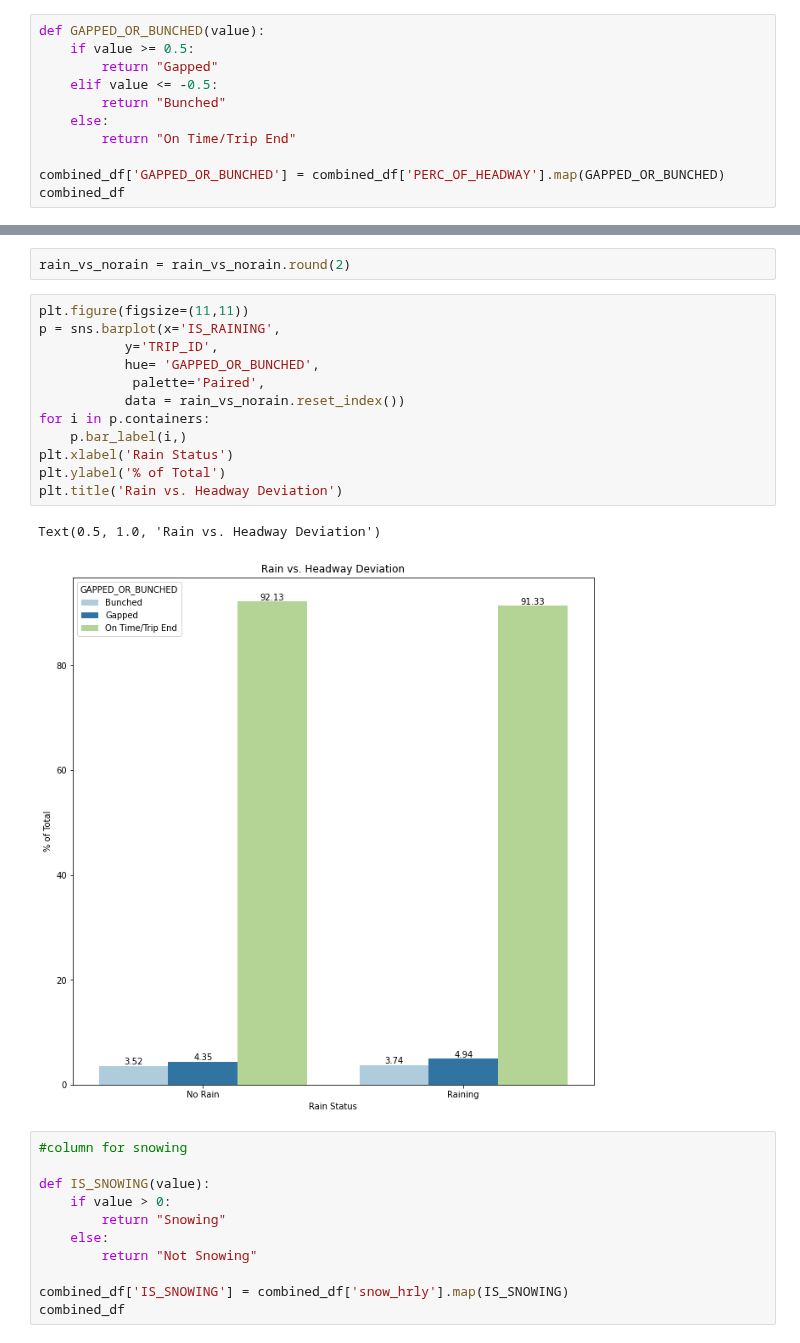
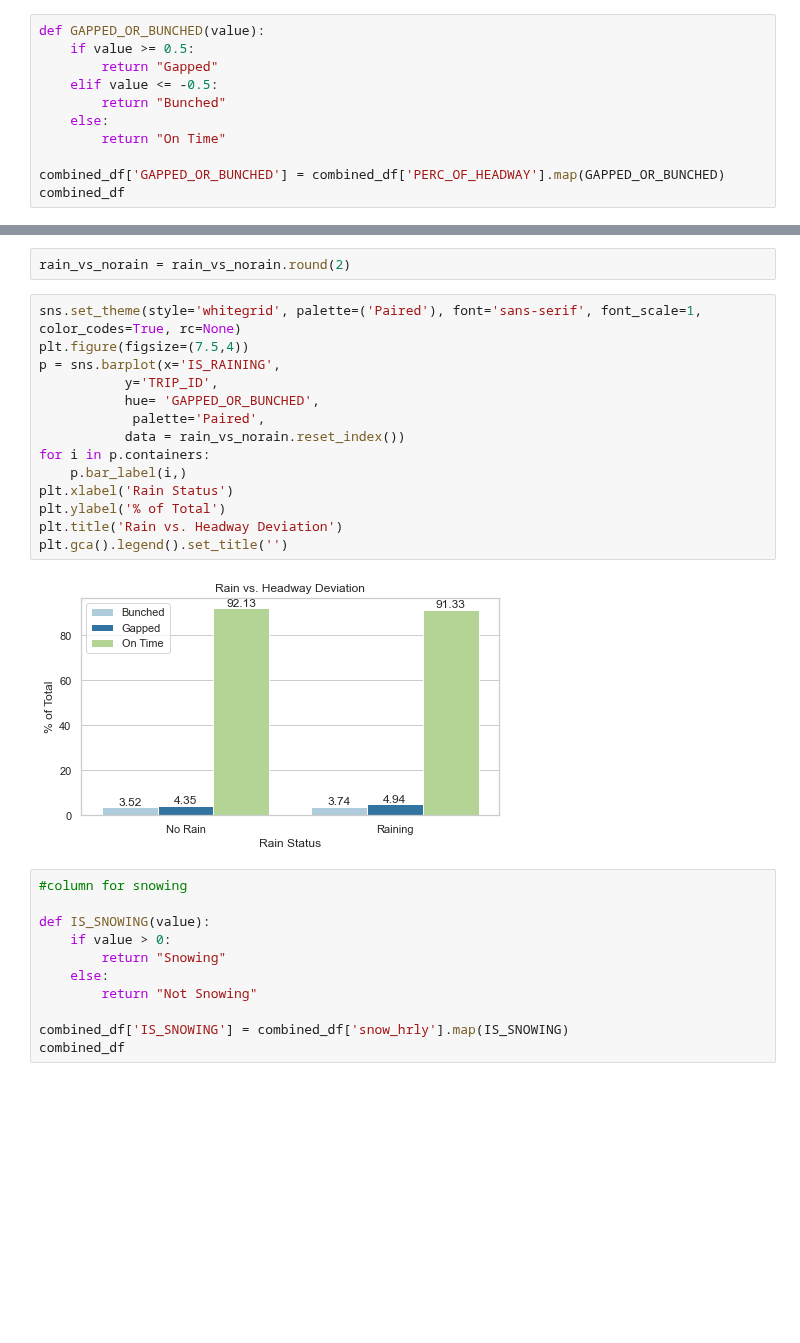
Before and after one commit to NSS-Data-Analytics-Cohort-7/wego-grumpy-concat, a Jupyter notebook: notebooks/wego_grumpy_concat_kalmckin-Copy1.ipynb, the cells around one changed output, grey strips where cells are left out. Saved outputs shown, nothing was run; the diff lists cells and outputs as text; blank space fills up the shorter version.

Commit message:
Visuals done, working extras

```diff
--- a/notebooks/wego_grumpy_concat_kalmckin-Copy1.ipynb
+++ b/notebooks/wego_grumpy_concat_kalmckin-Copy1.ipynb
@@ -329,7 +329,7 @@ def GAPPED_OR_BUNCHED(value):
     elif value <= -0.5:
         return "Bunched"
     else:
-        return "On Time/Trip End"
+        return "On Time"
 
 combined_df['GAPPED_OR_BUNCHED'] = combined_df['PERC_OF_HEADWAY'].map(GAPPED_OR_BUNCHED)
 combined_df
@@ -407,20 +413,21 @@ rain_vs_norain
 # %%
 rain_vs_norain = rain_vs_norain.round(2)
 # %%
-plt.figure(figsize=(11,11))
+sns.set_theme(style='whitegrid', palette=('Paired'), font='sans-serif', font_scale=1, color_codes=True, rc=None)
+plt.figure(figsize=(7.5,4))
 p = sns.barplot(x='IS_RAINING',
            y='TRIP_ID',
            hue= 'GAPPED_OR_BUNCHED',
             palette='Paired',
            data = rain_vs_norain.reset_index())
 for i in p.containers:
     p.bar_label(i,)
 plt.xlabel('Rain Status')
 plt.ylabel('% of Total')
 plt.title('Rain vs. Headway Deviation')
+plt.gca().legend().set_title('')
 # %% [output]
-Text(0.5, 1.0, 'Rain vs. Headway Deviation')
-[figure, old version]
+[figure, new version]
 # %%
 #column for snowing
 
```
Also changed, not shown: parts of 20 cells of this notebook.
